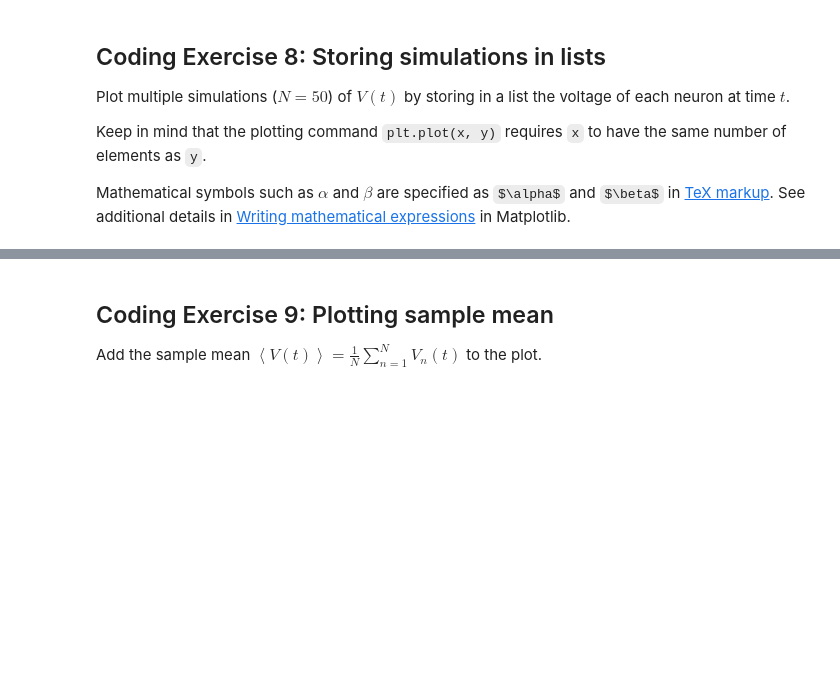
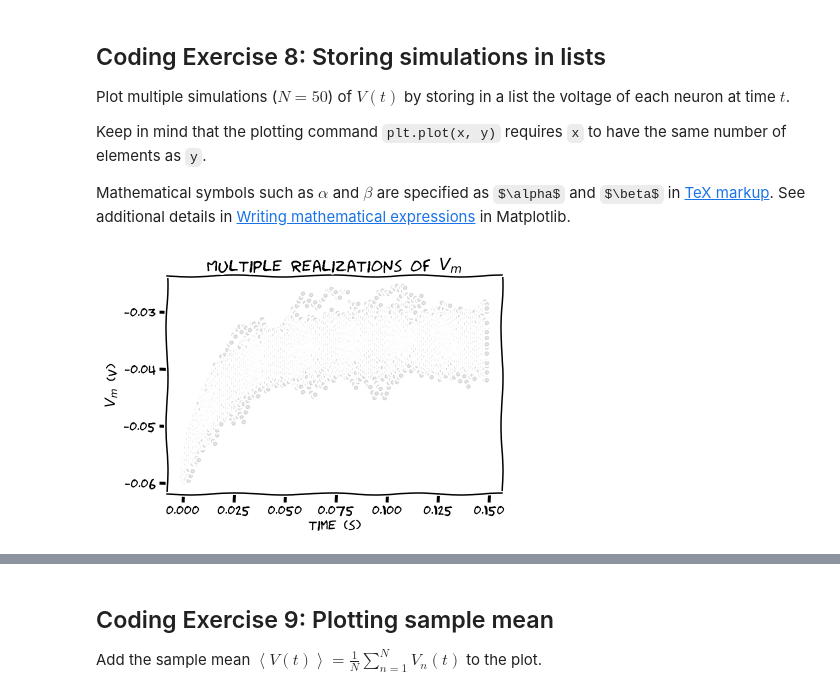
Before and after one commit to SuhaasAdiraju/NeuromatchAcademy2021_Workthrough_SA, a Jupyter notebook: tutorials/W0D1_PythonWorkshop1/student/W0D1_Tutorial1.ipynb, the cells around one changed output, grey strips where cells are left out. Drawn from its saved outputs; the diff is of its cells as text; code cells hidden in the pictures; blank space fills up the shorter version.

```diff
--- a/tutorials/W0D1_PythonWorkshop1/student/W0D1_Tutorial1.ipynb
+++ b/tutorials/W0D1_PythonWorkshop1/student/W0D1_Tutorial1.ipynb
@@ -732,7 +731,7 @@ Mathematical symbols such as $\alpha$ and $\beta$ are specified as `$\alpha$` an
 #################################################
 ## TODO for students: fill out code to store v in list ##
 # Fill out code and comment or remove the next line
-raise NotImplementedError("Student exercise: You need to store v in list")
+      #  raise NotImplementedError("Student exercise: You need to store v in list")
 #################################################
 
 # Set random number generator
@@ -741,37 +740,38 @@ np.random.seed(2020)
 # Initialize step_end and n
 step_end = int(t_max / dt)
 n = 50
 
 # Intiatialize the list v_n with 50 values of membrane leak potential el
-v_n = ...
+v_n = n * [el]
 
 with plt.xkcd():
   # Initialize the figure
   plt.figure()
   plt.title('Multiple realizations of $V_m$')
   plt.xlabel('time (s)')
   plt.ylabel('$V_m$ (V)')
 
   # Loop for step_end steps
   for step in range(step_end):
 
     # Compute value of t
     t = step * dt
 
     # Loop for n simulations
     for j in range(0, n):
 
         # Compute value of i at this time step
         i = i_mean * (1 + 0.1 * (t_max/dt)**(0.5) * (2* np.random.random() - 1))
 
         # Compute value of v for this simulation
-        v_n[j] = ...
+        v_n[j] = v_n[j]+ dt/tau * (el - v_n[j] + r*i)
 
     # Plot all simulations (use alpha = 0.1 to make each marker slightly transparent)
-    plt.plot(...)
-
+    plt.plot([t]*n,v_n,'k.',alpha = .1)
   # Display plot
   plt.show()
+# %% [output]
+[figure, added]
 # %% [markdown]
 [*Click for solution*](https://github.com/NeuromatchAcademy/precourse/tree/main//tutorials/W0D1_PythonWorkshop1/solutions/W0D1_Tutorial1_Solution_c0a3438b.py)
 
```
Also changed, not shown: parts of 1 cell of this notebook.
